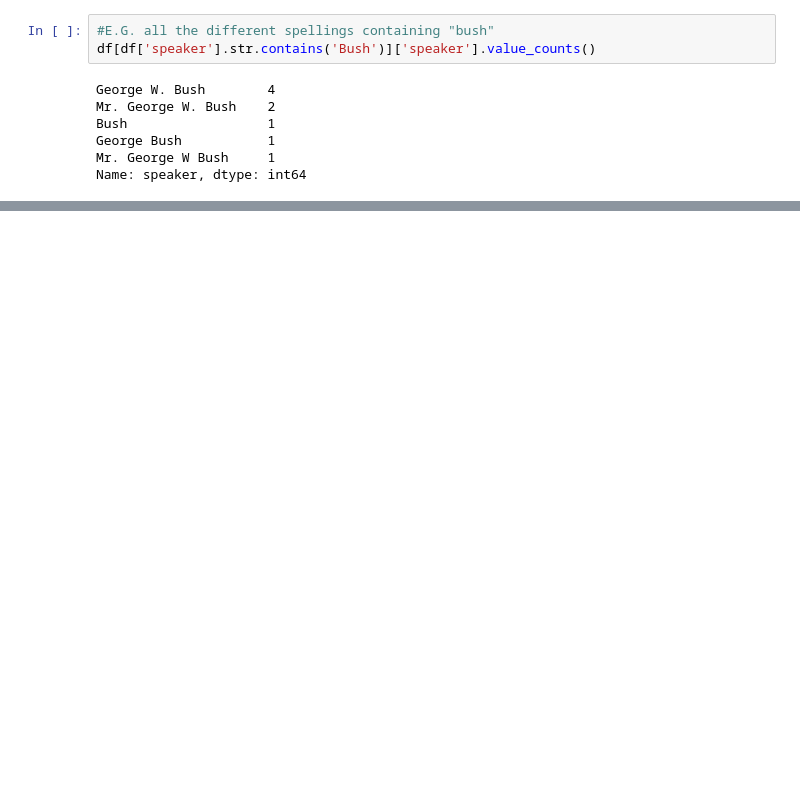
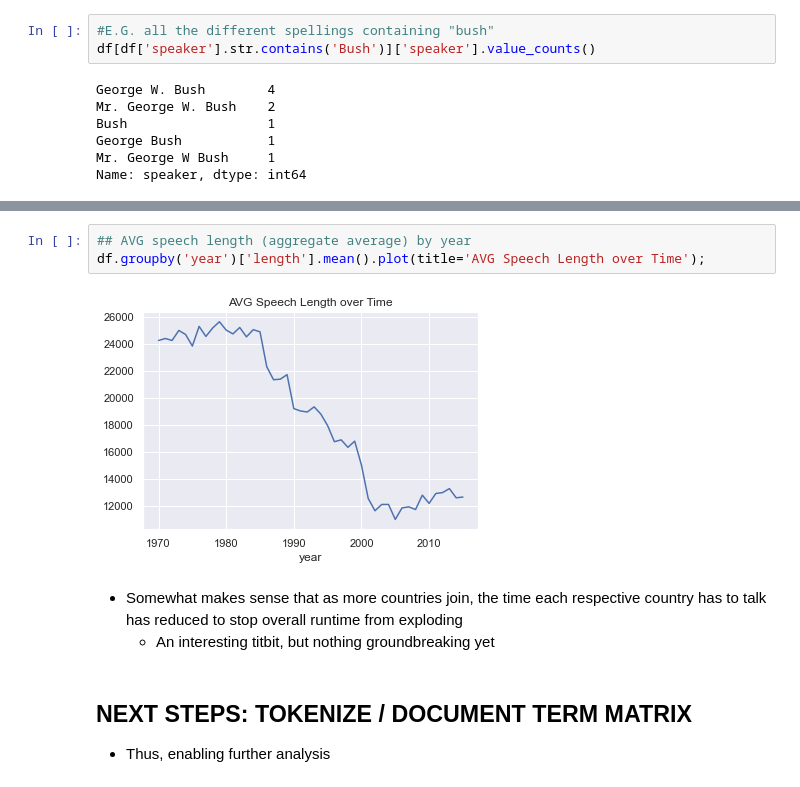
Before and after one commit to Jspano95/un_speeches_nlp_analysis, a Jupyter notebook: 1-UN-speeches-initial-exploratory-data-visuals.ipynb, the cells around one changed output, grey strips where cells are left out. Cells and saved outputs as stored; diff of their text form; blank space fills up the shorter version.

Commit message:
project framework rework
updated project framework steps - moved cleaning to separate book; split notebooks

```diff
--- a/1-UN-speeches-exploratory-data-analysis.ipynb
+++ b/1-UN-speeches-initial-exploratory-data-visuals.ipynb
@@ -168,0 +178,11 @@ Name: speaker, dtype: int64
+# %%
+## AVG speech length (aggregate average) by year
+df.groupby('year')['length'].mean().plot(title='AVG Speech Length over Time');
+# %% [output]
+[figure, added]
+# %% [markdown]
+* Somewhat makes sense that as more countries join, the time each respective country has to talk has reduced to stop overall runtime from exploding
+    * An interesting titbit, but nothing groundbreaking yet
+# %% [markdown]
+## NEXT STEPS: TOKENIZE / DOCUMENT TERM MATRIX
+* Thus, enabling further analysis
```
Also changed, not shown: parts of 4 cells of this notebook, 1 other file.
